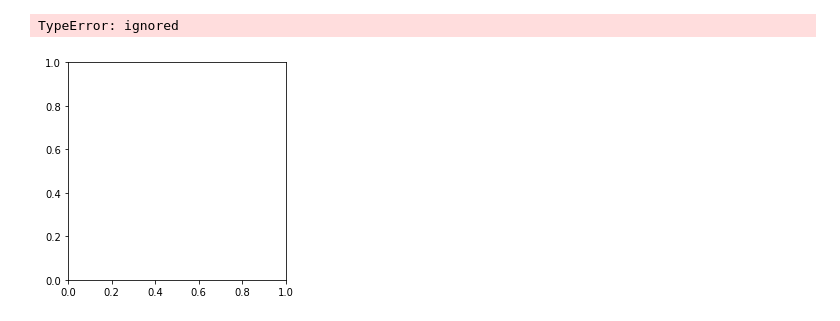
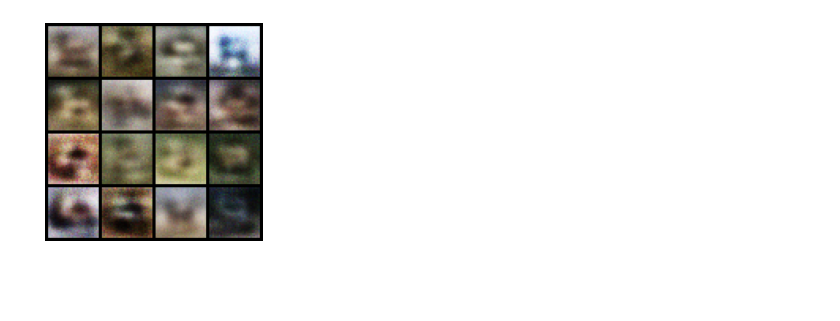
Before and after one commit to isaacrobinson2000/Week_8_GANs, a Jupyter notebook: gan_notebook.ipynb, the cells around one changed output. Cells and saved outputs as stored; diff of their text form; code cells hidden in the pictures; blank space fills up the shorter version.

```diff
--- a/gan_notebook.ipynb
+++ b/gan_notebook.ipynb
@@ -24,6 +28,9 @@ class DataLoad():
                                 train = True,
                                 download = True,
                                 transform = transforms.Compose([transforms.ToTensor(), transforms.Normalize([0.5],[0.5])]))
+
+        # Comment this line out if you wish to use the full dataset.
+        mnist_data = torch.utils.data.Subset(mnist_data, sample(list(range(0,60000)), batch_size*100))
 
         mnist_loader = DataLoader(mnist_data,
                                   batch_size = batch_size,
@@ -38,6 +45,10 @@ class DataLoad():
                                   download = True,
                                   transform = transforms.Compose([transforms.ToTensor(), transforms.Normalize([0.5],[0.5])]))
 
+        # Comment these two lines out if you wish to use the full dataset.
+        sample_range = sample(list(range(0,50000)), batch_size*120)
+        cifar_data = torch.utils.data.Subset(cifar_data, sample_range)
+
         cifar_loader = DataLoader(cifar_data,
                                   batch_size = batch_size,
                                   shuffle = True)
@@ -139,12 +176,8 @@ device
 batch_size = 128
 total_epochs = 100
 dataset = 'cifar10'
-learning_rate = 1e-4
+learning_rate = 2e-4
 beta1 = 0.5
 beta2 = 0.999
 noise_dim = 100
-k = 5
-
-folder_name = 'cifar_exp'
-model_save_frequency = 20
-image_sample_frequency = 20
+k = 2
@@ -165,0 +184,4 @@ def load_data(ds):
+# %%
+# Load training data:
+dataset = 'cifar10' # 'mnist' or 'cifar10'
+train_loader = load_data(dataset)
@@ -286,21 +272,21 @@ for epoch in range(total_epochs):
             # Calculate gradients for the generator:
             optimizer_generator.step()
 
-            # Output the training stats
-            print('[%d/%d][%d/%d]\tLoss_D: %.4f\tLoss_G: %.4f\tD(x): %.4f\t'
-                    % (epoch+1, total_epochs,
-                        i+1, len(train_loader),
-                        loss_D.item(),
-                        loss_G.item(),
-                        D_x))
+    if (epoch+1) % 4 == 0:
+
+        # Output the training stats
+        print('[%d/%d]\tLoss_D: %.4f\tLoss_G: %.4f\tD(x): %.4f\t'
+                % (epoch+1, total_epochs,
+                    loss_D.item(),
+                    loss_G.item(),
+                    D_x))
 
     if (epoch+1) % image_sample_frequency == 0:
-        with torch.no_grad():
-            fake_sample = generator(fixed_noise)
-            image_grid = make_grid(fake_sample.to(device),
-                                   padding=2,
-                                   nrow=4,
-                                   normalize = True)
-            plt.imshow(image_grid.cpu().permute(1,2,0))
-            plt.axis('off')
+        fake_sample = generator(fixed_noise)
+        image_grid = make_grid(fake_sample.to(device),
+                               padding=2,
+                               nrow=4,
+                               normalize = True)
+        plt.imshow(image_grid.cpu().permute(1,2,0))
+        plt.axis('off')
 # %% [output]
@@ -324,5 +310,4 @@ for epoch in range(total_epochs):
-TypeError: ignored
-[figure, old version]
+[figure, new version]
 # %%
 fake_sample = generator(fixed_noise)
 image_grid = make_grid(fake_sample.to(device),
```
Also changed, not shown: parts of 22 cells of this notebook.
